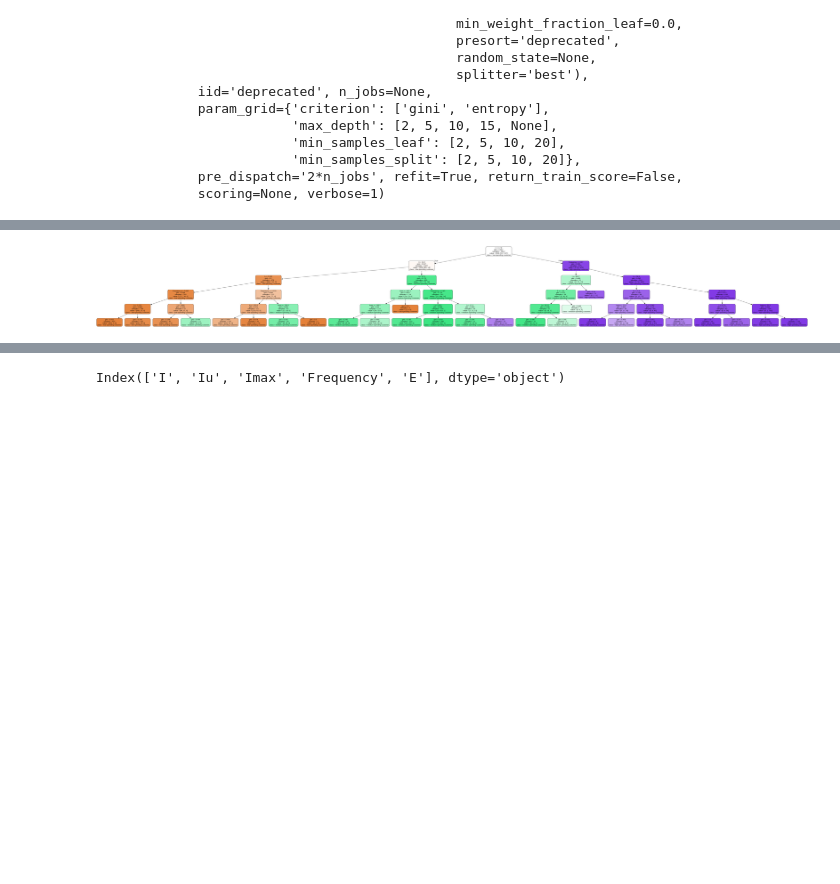
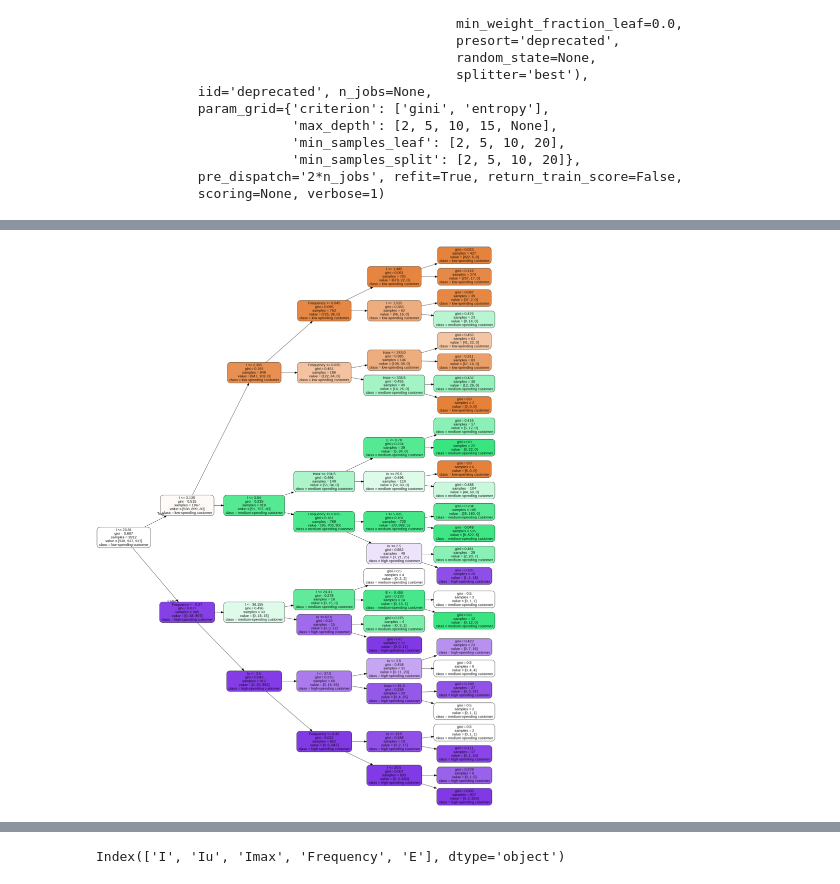
Before and after one commit to lilanpei/Data-Mining-2020-2021-Project-Group24-customer_supermarket, a Jupyter notebook: DM_Group24_TASK3.ipynb, the cells around one changed output, grey strips where cells are left out. Saved outputs shown, nothing was run; the diff lists cells and outputs as text; code cells hidden in the pictures; blank space fills up the shorter version.

```diff
--- a/DM_Group24_TASK3.ipynb
+++ b/DM_Group24_TASK3.ipynb
@@ -294,15 +294,16 @@ DecisionTreeClassifier(ccp_alpha=0.0, class_weight=None, criterion='gini',
 # %%
 # visualize the actual decision tree obtained
 import pydotplus
 from IPython.display import Image
 from sklearn.tree import export_graphviz
 dot_data = export_graphviz(grid_search_cv.best_estimator_,
                out_file=None,
                feature_names=list(train_set.columns),
                class_names=['low-spending customer', 'medium-spending customer', 'high-spending customer'],
                filled=True,
+               rotate=True,
                rounded=True)
 graph = pydotplus.graph_from_dot_data(dot_data)
 Image(graph.create_png())
 # %% [output]
-[figure, old version]
+[figure, new version]
```
Also changed, not shown: parts of 10 cells of this notebook.
